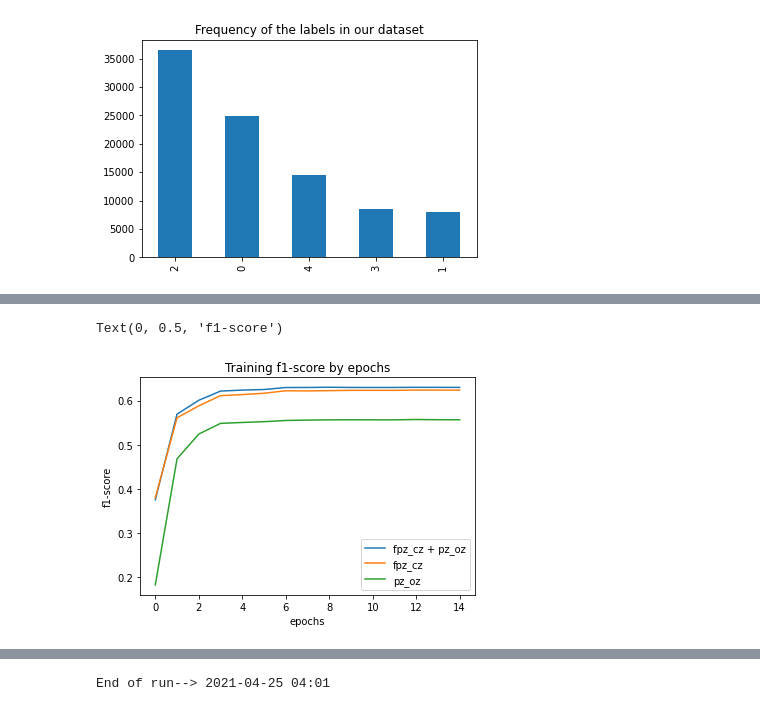
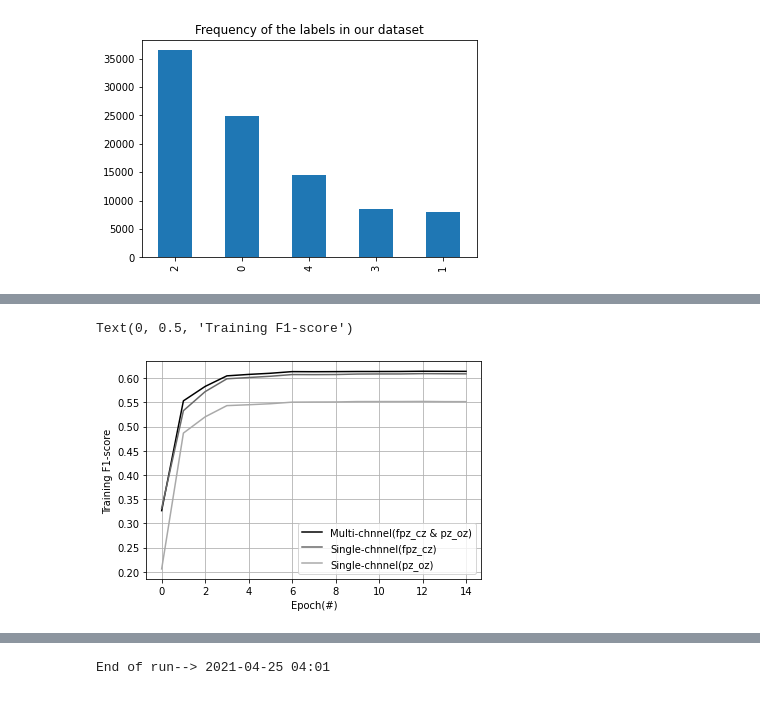
Before and after one commit to sanjuskm05/sleep-stage-classification-evaluation, a Jupyter notebook: mintNet_deepsleep_net.ipynb, the cells around one changed output, grey strips where cells are left out. Saved outputs shown, nothing was run; the diff lists cells and outputs as text; code cells hidden in the pictures.

```diff
--- a/mintNet_deepsleep_net.ipynb
+++ b/mintNet_deepsleep_net.ipynb
@@ -501,9 +502,9 @@ if VBS:
     print("Shape of the input data: {}".format(X.shape))
     print("Shape of the sleep stages: {}".format(y.shape))
 # splitting subjects
-X_train, X_test, Y_train, Y_test = train_test_split(X, y, test_size=0.1, random_state=seed)
-X_train_fpz_cz, X_test_fpz_cz, Y_train_fpz_cz, Y_test_fpz_cz = train_test_split(X[:,:,0:1], y, test_size=0.1, random_state=seed)
-X_train_pz_oz, X_test_pz_oz, Y_train_pz_oz, Y_test_pz_oz = train_test_split(X[:,:,1:2], y, test_size=0.1, random_state=seed)
+X_train, X_test, Y_train, Y_test = train_test_split(X, y, test_size=0.2, random_state=seed)
+X_train_fpz_cz, X_test_fpz_cz, Y_train_fpz_cz, Y_test_fpz_cz = train_test_split(X[:,:,0:1], y, test_size=0.2, random_state=seed)
+X_train_pz_oz, X_test_pz_oz, Y_train_pz_oz, Y_test_pz_oz = train_test_split(X[:,:,1:2], y, test_size=0.2, random_state=seed)
 
 if VBS:
     print("Shape of the training dataset:\ntraining dataset: {}\ntest dataset: {}\n"
@@ -842,14 +870,15 @@ Text(0, 0.5, 'recall')
 # %%
-plt.title("Training f1-score by epochs")
-plt.plot(epoch_fscore_hist, label = "fpz_cz + pz_oz")
-plt.plot(epoch_fscore_hist_fpz_cz, label = "fpz_cz")
-plt.plot(epoch_fscore_hist_pz_oz, label = "pz_oz")
+#plt.title("Training f1-score by epochs")
+plt.plot(epoch_fscore_hist, label = "Multi-chnnel(fpz_cz & pz_oz)", color ="black")
+plt.plot(epoch_fscore_hist_fpz_cz, label = "Single-chnnel(fpz_cz)", color ="dimgrey")
+plt.plot(epoch_fscore_hist_pz_oz, label = "Single-chnnel(pz_oz)", color ="darkgrey")
 plt.legend()
-plt.xlabel("epochs")
-plt.ylabel("f1-score")
+plt.grid()
+plt.xlabel("Epoch(#)")
+plt.ylabel("Training F1-score")
 # %% [output]
-Text(0, 0.5, 'f1-score')
+Text(0, 0.5, 'Training F1-score')
-[figure, old version]
+[figure, new version]
 # %%
 def eval_model(model, dataloader, device=None):
     """
```
Also changed, not shown: parts of 46 cells of this notebook.
